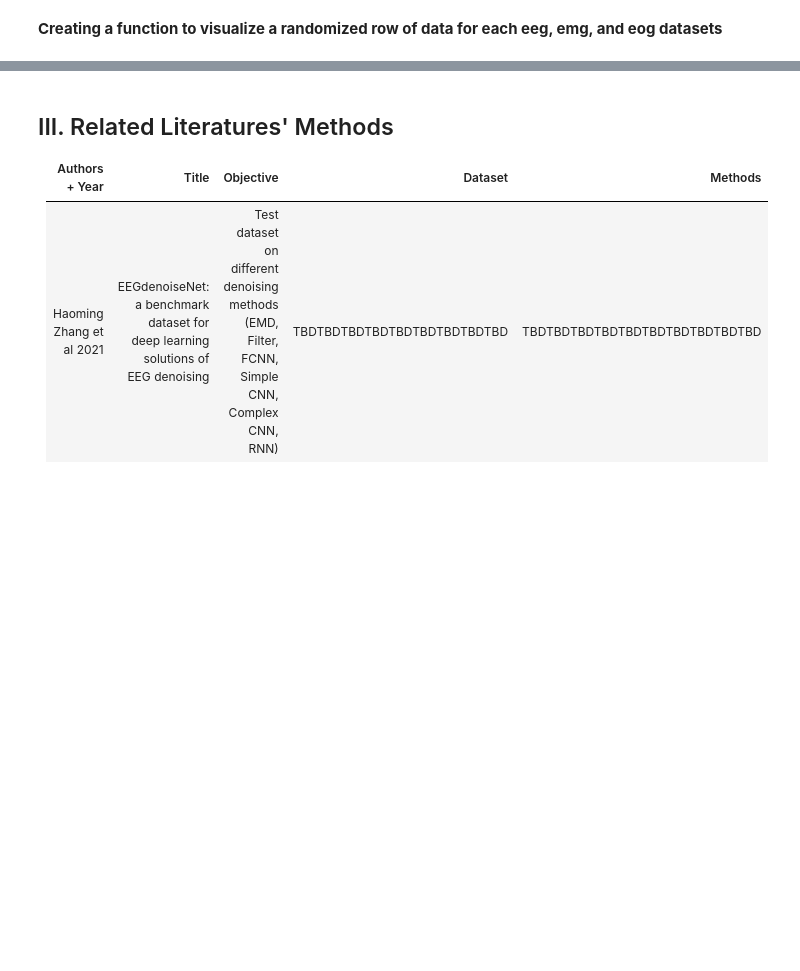
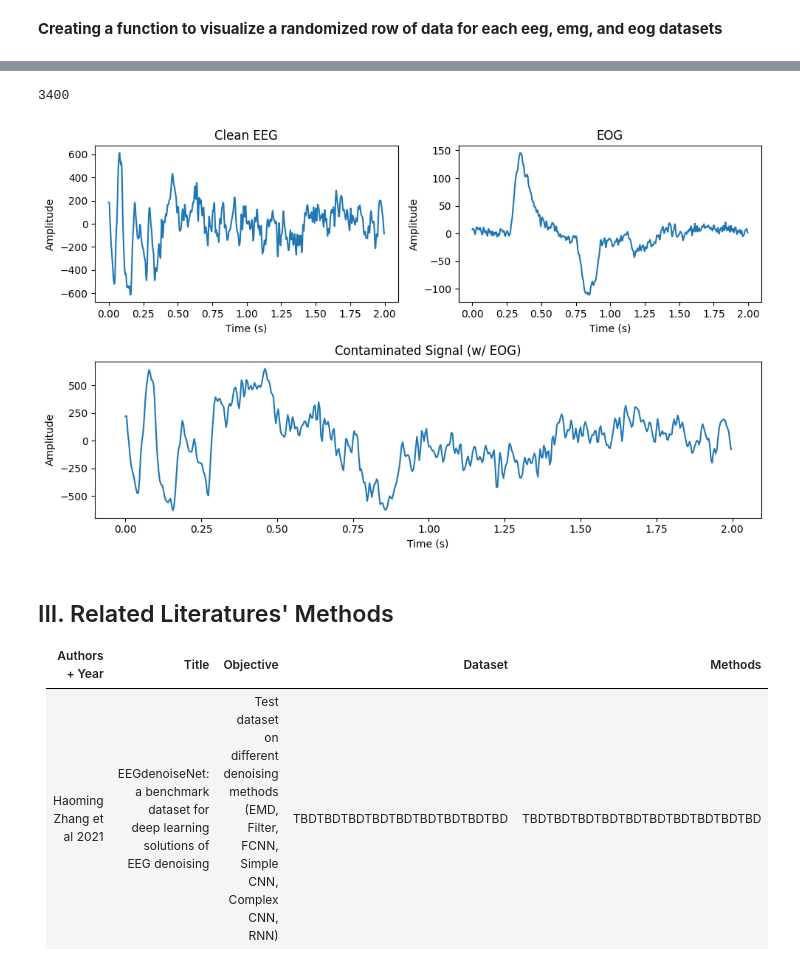
Before and after one commit to zelan-eroz/ee, a Jupyter notebook: ee.ipynb, the cells around one changed output, grey strips where cells are left out. Saved outputs shown, nothing was run; the diff lists cells and outputs as text; code cells hidden in the pictures; blank space fills up the shorter version.

```diff
--- a/ee.ipynb
+++ b/ee.ipynb
@@ -242,3 +283,51 @@ plot_random_row(eeg,'EEG')
+# %%
+# Load the clean EEG, EOG, and EMG data from .npy files
+clean_eeg_data = eeg[:3400]
+print(len(clean_eeg_data))
+eog_data = eog
+emg_data = emg
+
+# Set the SNR hyperparameter (λ) to control the signal-to-noise ratio
+snr = 5  # Adjust this value as per your requirement
+
+# Generate contaminated signal
+contaminated_signal = clean_eeg_data + snr * eog_data  # You can also add EMG artifacts if desired
+
+# Plot the clean EEG, EOG, and contaminated signals for visualization
+import matplotlib.pyplot as plt
+
+sampling_rate = 256  # Hz
+duration = 2  # seconds
+time = np.arange(0, duration, 1/sampling_rate)
+
+plt.figure(figsize=(10, 6))
+
+# Plot clean EEG
+plt.subplot(2, 2, 1)
+plt.plot(time, clean_eeg_data[0])  # Replace '0' with the desired segment or row from the clean EEG data
+plt.xlabel('Time (s)')
+plt.ylabel('Amplitude')
+plt.title('Clean EEG')
+
+# Plot EOG
+plt.subplot(2, 2, 2)
+plt.plot(time, eog_data[0])  # Replace '0' with the desired segment or row from the EOG data
+plt.xlabel('Time (s)')
+plt.ylabel('Amplitude')
+plt.title('EOG')
+
+# Plot contaminated signal
+plt.subplot(2, 1, 2)
+plt.plot(time, contaminated_signal[0])  # Replace '0' with the desired segment or row from the contaminated signal
+plt.xlabel('Time (s)')
+plt.ylabel('Amplitude')
+plt.title('Contaminated Signal (w/ EOG)')
+
+plt.tight_layout()
+plt.show()
+# %% [output]
+3400
+[figure, added]
 # %% [markdown]
 ## III. Related Literatures' Methods
 
```
Also changed, not shown: parts of 10 cells of this notebook.
